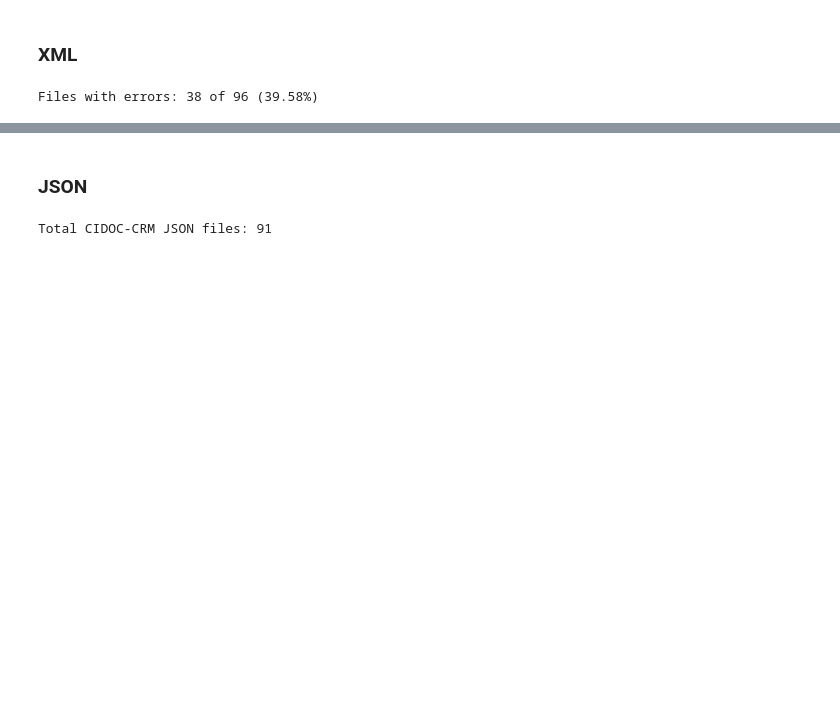
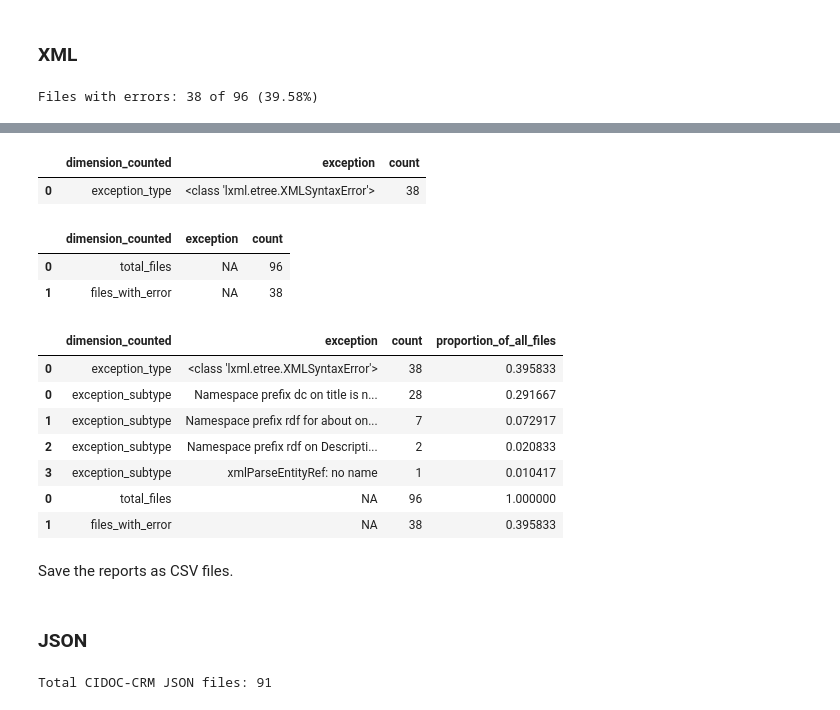
Before and after one commit to thegoose20/lada-eval, a Jupyter notebook: evaluation.ipynb, the cells around one changed output, grey strips where cells are left out. Saved outputs shown, nothing was run; the diff lists cells and outputs as text; code cells hidden in the pictures; blank space fills up the shorter version.

Commit message:
Created DC XML error reports

```diff
--- a/evaluation.ipynb
+++ b/evaluation.ipynb
@@ -113,0 +140,5 @@ Files with errors: 38 of 96 (39.58%)
+# %%
+pattern = "^[\D]+,"
+new_exception_col = df_se["exception_message"].apply(lambda x: re.findall(pattern, x)[0][:-1])
+df_se.insert(len(df_se.columns)-1, "exception_subtype", new_exception_col)
+df_se.head()
@@ -113,0 +159,5 @@ Files with errors: 38 of 96 (39.58%)
+# %%
+subtype_report = pd.DataFrame(df_se.exception_subtype.value_counts()).reset_index()
+subtype_report = subtype_report.rename(columns={"exception_subtype":"exception"})
+subtype_report.insert(0, "dimension_counted", ["exception_subtype"]*subtype_report.shape[0])
+subtype_report
@@ -113,0 +170,35 @@ Files with errors: 38 of 96 (39.58%)
+# %%
+type_report = pd.DataFrame(df_se.exception_type.value_counts()).reset_index()
+type_report = type_report.rename(columns={"exception_type":"exception"})
+type_report.insert(0, "dimension_counted", ["exception_type"]*type_report.shape[0])
+type_report
+# %% [output]
+|  | dimension_counted | exception | count |
+| 0 | exception_type | <class 'lxml.etree.XMLSyntaxError'> | 38 |
+# %%
+totals_report = pd.DataFrame({
+    "dimension_counted": ["total_files", "files_with_error"],
+    "exception": ["NA", "NA"],
+    "count": [len(dublin_file_paths), len(syntax_errors)]
+    })
+totals_report
+# %% [output]
+|  | dimension_counted | exception | count |
+| 0 | total_files | NA | 96 |
+| 1 | files_with_error | NA | 38 |
+# %%
+xml_report = pd.concat([type_report, subtype_report, totals_report])
+proportions = xml_report[["count"]]/96
+xml_report.insert(len(xml_report.columns), "proportion_of_all_files", proportions)
+xml_report
+# %% [output]
+|  | dimension_counted | exception | count | proportion_of_all_files |
+| 0 | exception_type | <class 'lxml.etree.XMLSyntaxError'> | 38 | 0.395833 |
+| 0 | exception_subtype | Namespace prefix dc on title is n... | 28 | 0.291667 |
+| 1 | exception_subtype | Namespace prefix rdf for about on... | 7 | 0.072917 |
+| 2 | exception_subtype | Namespace prefix rdf on Descripti... | 2 | 0.020833 |
+| 3 | exception_subtype | xmlParseEntityRef: no name | 1 | 0.010417 |
+| 0 | total_files | NA | 96 | 1.000000 |
+| 1 | files_with_error | NA | 38 | 0.395833 |
+# %% [markdown]
+Save the reports as CSV files.
```
Also changed, not shown: parts of 11 cells of this notebook.
